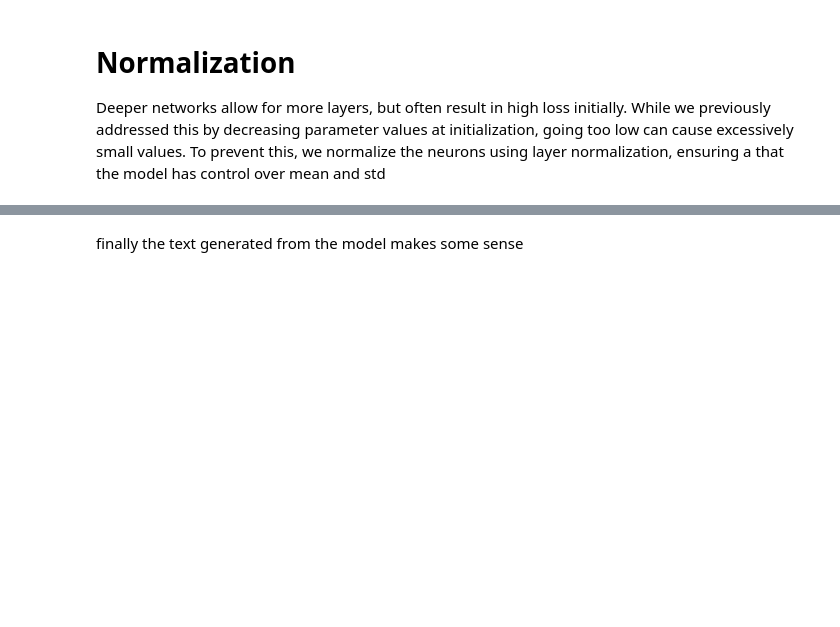
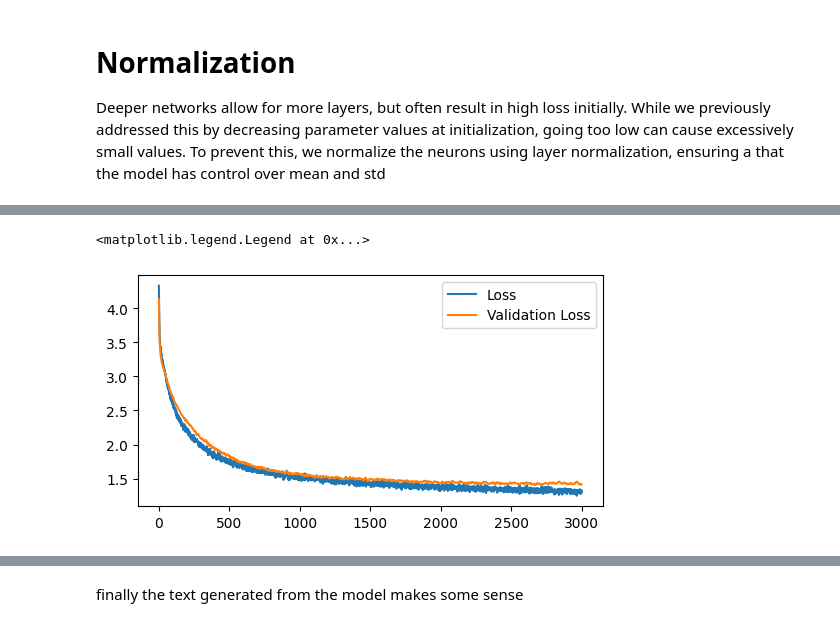
Before and after one commit to LucaM185/GPTs-from-scratch, a Jupyter notebook: 5 - DeepNets.ipynb, the cells around one changed output, grey strips where cells are left out. Drawn from its saved outputs; the diff is of its cells as text; code cells hidden in the pictures; blank space fills up the shorter version.

```diff
--- a/5 - DeepNets.ipynb
+++ b/5 - DeepNets.ipynb
@@ -396,14 +398,14 @@ class Model(nn.Module):
         self.fc_in = nn.Linear(emb_size*sequence_length, hidden_size)
         self.fc_hidden = nn.ModuleList([nn.Linear(hidden_size, hidden_size) for _ in range(n_layers)])
         self.fc_out = nn.Linear(hidden_size, vocab_size)
-        self.norms = nn.ModuleList([nn.LayerNorm(hidden_size) for _ in range(n_layers)])  # added batch norm
+        self.norms = nn.ModuleList([nn.LayerNorm(hidden_size) for _ in range(n_layers)])  # using individual norms for each layer
 
     def forward(self, inputs):
         emb = self.embeddings(inputs).view(inputs.shape[0], -1)
         x = F.gelu(self.fc_in(emb))
         for n, hidden in enumerate(self.fc_hidden):
-            x = x + F.gelu(self.norms[n](hidden(x)))
-        return self.fc_out(x)
+            x = x + F.gelu(hidden(self.norms[n](x)))
+        return self.fc_out(self.norms[-1](x)) # reusing the last norm layer for the output
 
 
 model = Model(emb_size=16, hidden_size=128, n_layers=56).to(device)
@@ -439,3 +441,4 @@ plt.figure(figsize=(6, 3))
 plt.plot(lossi, label='Loss')
 plt.plot(vlossi, label='Validation Loss')
 plt.legend()
+# %% [output]
@@ -442,3 +456,5 @@ plt.legend()
+<matplotlib.legend.Legend at 0x...>
+[figure, added]
 # %%
 string = "             \nKING RICHARD I"
 print(string, end="")
```
Also changed, not shown: parts of 3 cells of this notebook, 2 other files.
